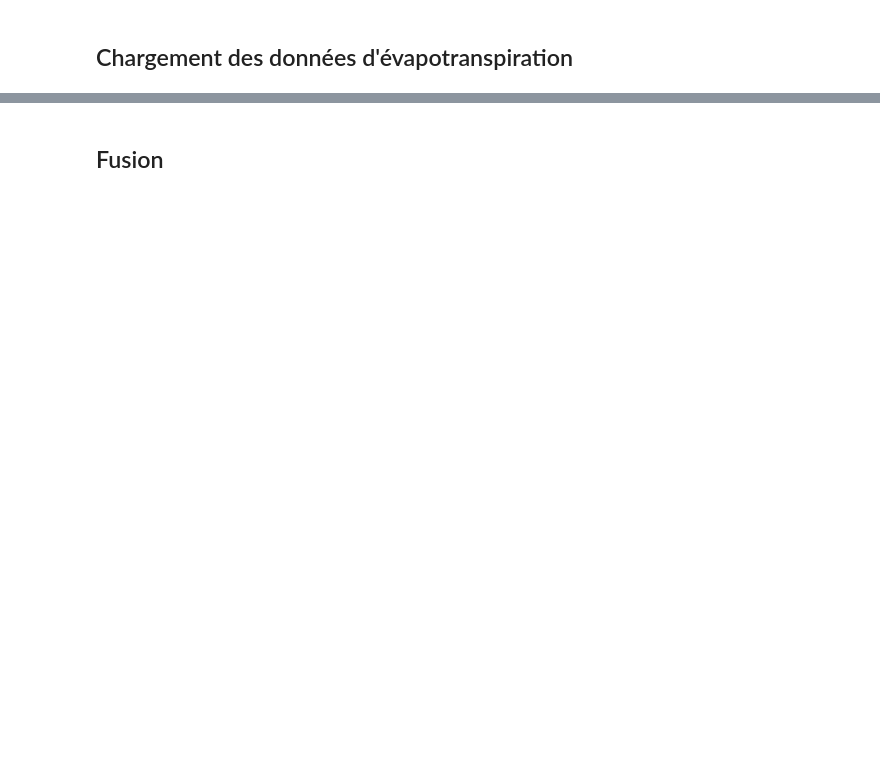
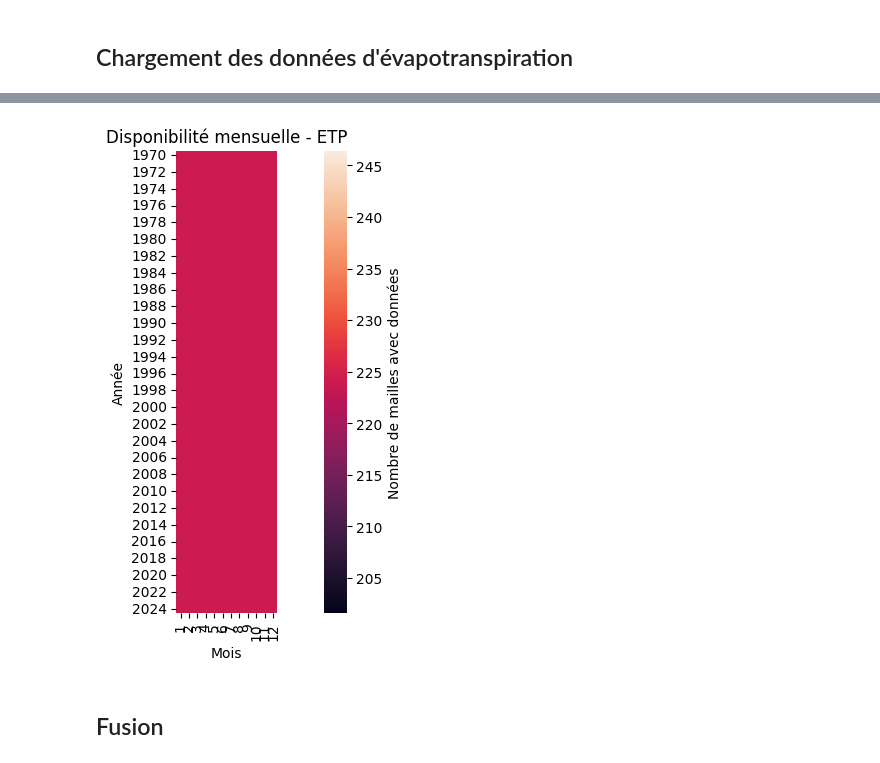
Before and after one commit to TronnoxUwU/STAGE-Junon, a Jupyter notebook: notebooks/fusion_donnees.ipynb, the cells around one changed output, grey strips where cells are left out. Drawn from its saved outputs; the diff is of its cells as text; code cells hidden in the pictures; blank space fills up the shorter version.

```diff
--- a/notebooks/fusion_donnees.ipynb
+++ b/notebooks/fusion_donnees.ipynb
@@ -79,3 +207,28 @@ print(etp_month.head())
+# %%
+plt.figure(figsize=(12, 6))
+
+chrono_full_etp["year"] = chrono_full_etp["time"].dt.year
+chrono_full_etp["month"] = chrono_full_etp["time"].dt.month
+
+heatmap_etp = chrono_full_etp.pivot(
+    index="year",
+    columns="month",
+    values="nb_points"
+)
+
+
+sns.heatmap(
+    heatmap_etp,
+    square=True,
+    cbar_kws={"label": "Nombre de mailles avec données"}
+)
+
+plt.title("Disponibilité mensuelle - ETP")
+plt.xlabel("Mois")
+plt.ylabel("Année")
+plt.show()
+# %% [output]
+[figure, added]
 # %% [markdown]
 ## Fusion
 # %%
```
Also changed, not shown: parts of 5 cells of this notebook, 1 other file.
